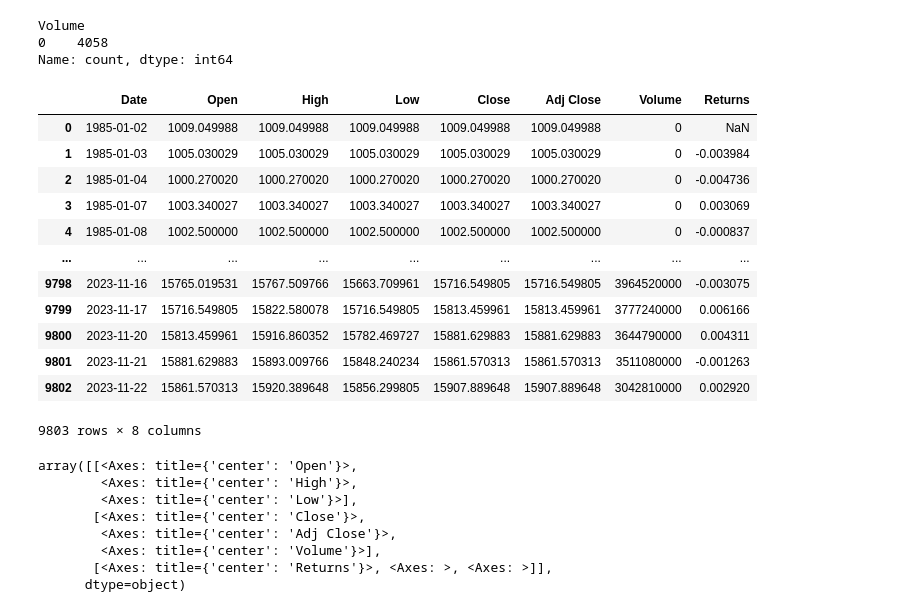
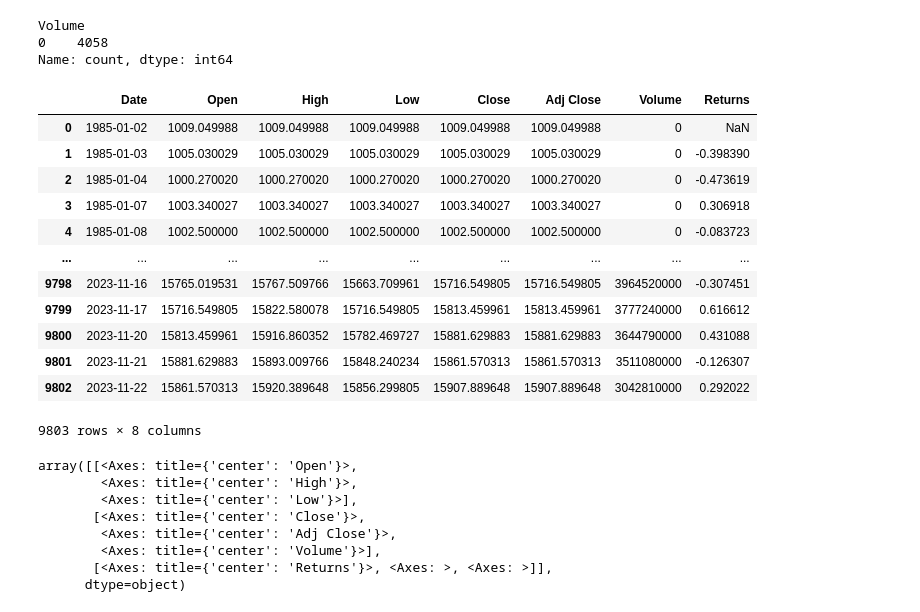
Before and after one commit to wangleo1/SADvsNYSE, a Jupyter notebook: notebooks/NYC_dataProcessing.ipynb, the cells around one changed output. Drawn from its saved outputs; the diff is of its cells as text; code cells hidden in the pictures.

```diff
--- a/notebooks/NYC_dataProcessing.ipynb
+++ b/notebooks/NYC_dataProcessing.ipynb
@@ -60,29 +60,29 @@ Name: count, dtype: int64
 # %%
 #Calculate daily returns and append to NYSE dataframe
 #Returns are calculated from daily closing prices (first entry should be null)
 d_returns = [None]
 
 for i in range(len(NYSE)-1):
     i +=1
-    percentChange = (NYSE['Close'][i] - NYSE['Close'][i-1]) / NYSE['Close'][i-1]
+    percentChange = 100*(NYSE['Close'][i] - NYSE['Close'][i-1]) / NYSE['Close'][i-1]
     d_returns.append(percentChange)
 
 #append to returns to dataframe
 NYSE['Returns'] = d_returns
 NYSE
 # %% [output]
 |  | Date | Open | High | Low | Close | Adj Close | Volume | Returns |
 | 0 | 1985-01-02 | 1009.049988 | 1009.049988 | 1009.049988 | 1009.049988 | 1009.049988 | 0 | NaN |
-| 1 | 1985-01-03 | 1005.030029 | 1005.030029 | 1005.030029 | 1005.030029 | 1005.030029 | 0 | -0.003984 |
-| 2 | 1985-01-04 | 1000.270020 | 1000.270020 | 1000.270020 | 1000.270020 | 1000.270020 | 0 | -0.004736 |
-| 3 | 1985-01-07 | 1003.340027 | 1003.340027 | 1003.340027 | 1003.340027 | 1003.340027 | 0 | 0.003069 |
-| 4 | 1985-01-08 | 1002.500000 | 1002.500000 | 1002.500000 | 1002.500000 | 1002.500000 | 0 | -0.000837 |
+| 1 | 1985-01-03 | 1005.030029 | 1005.030029 | 1005.030029 | 1005.030029 | 1005.030029 | 0 | -0.398390 |
+| 2 | 1985-01-04 | 1000.270020 | 1000.270020 | 1000.270020 | 1000.270020 | 1000.270020 | 0 | -0.473619 |
+| 3 | 1985-01-07 | 1003.340027 | 1003.340027 | 1003.340027 | 1003.340027 | 1003.340027 | 0 | 0.306918 |
+| 4 | 1985-01-08 | 1002.500000 | 1002.500000 | 1002.500000 | 1002.500000 | 1002.500000 | 0 | -0.083723 |
 | ... | ... | ... | ... | ... | ... | ... | ... | ... |
-| 9798 | 2023-11-16 | 15765.019531 | 15767.509766 | 15663.709961 | 15716.549805 | 15716.549805 | 3964520000 | -0.003075 |
-| 9799 | 2023-11-17 | 15716.549805 | 15822.580078 | 15716.549805 | 15813.459961 | 15813.459961 | 3777240000 | 0.006166 |
-| 9800 | 2023-11-20 | 15813.459961 | 15916.860352 | 15782.469727 | 15881.629883 | 15881.629883 | 3644790000 | 0.004311 |
-| 9801 | 2023-11-21 | 15881.629883 | 15893.009766 | 15848.240234 | 15861.570313 | 15861.570313 | 3511080000 | -0.001263 |
-| 9802 | 2023-11-22 | 15861.570313 | 15920.389648 | 15856.299805 | 15907.889648 | 15907.889648 | 3042810000 | 0.002920 |
+| 9798 | 2023-11-16 | 15765.019531 | 15767.509766 | 15663.709961 | 15716.549805 | 15716.549805 | 3964520000 | -0.307451 |
+| 9799 | 2023-11-17 | 15716.549805 | 15822.580078 | 15716.549805 | 15813.459961 | 15813.459961 | 3777240000 | 0.616612 |
+| 9800 | 2023-11-20 | 15813.459961 | 15916.860352 | 15782.469727 | 15881.629883 | 15881.629883 | 3644790000 | 0.431088 |
+| 9801 | 2023-11-21 | 15881.629883 | 15893.009766 | 15848.240234 | 15861.570313 | 15861.570313 | 3511080000 | -0.126307 |
+| 9802 | 2023-11-22 | 15861.570313 | 15920.389648 | 15856.299805 | 15907.889648 | 15907.889648 | 3042810000 | 0.292022 |
 9803 rows × 8 columns
 # %%
 sns.set_theme(style = 'darkgrid', context = 'talk')
```
Also changed, not shown: parts of 2 cells of this notebook, 2 other files.
